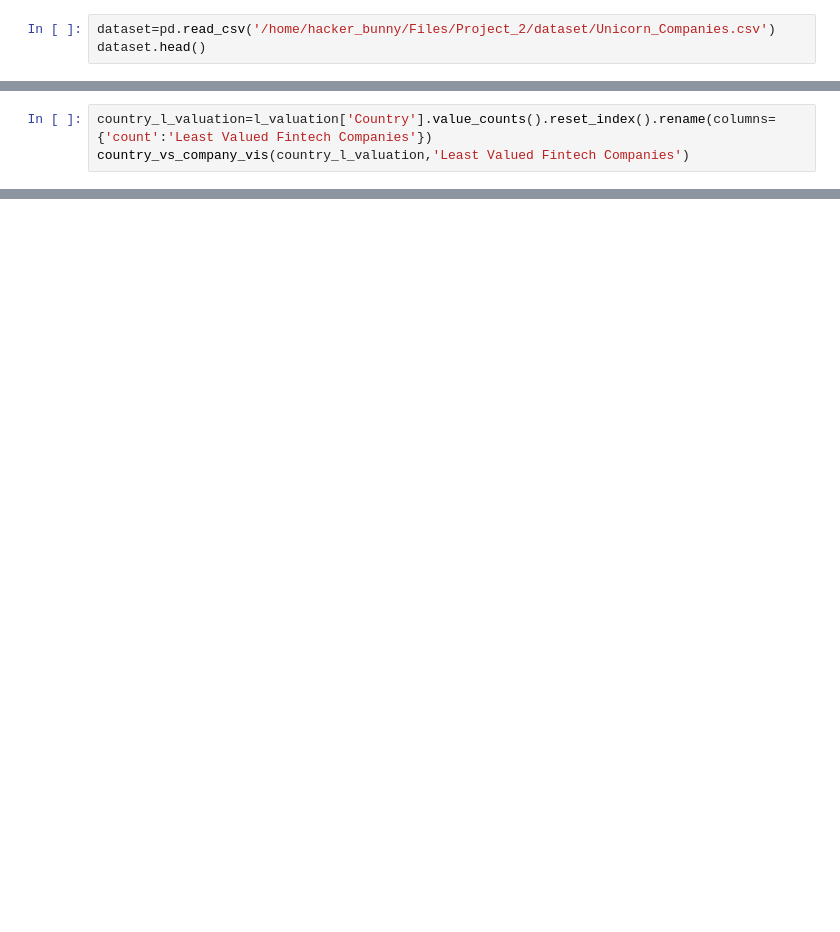
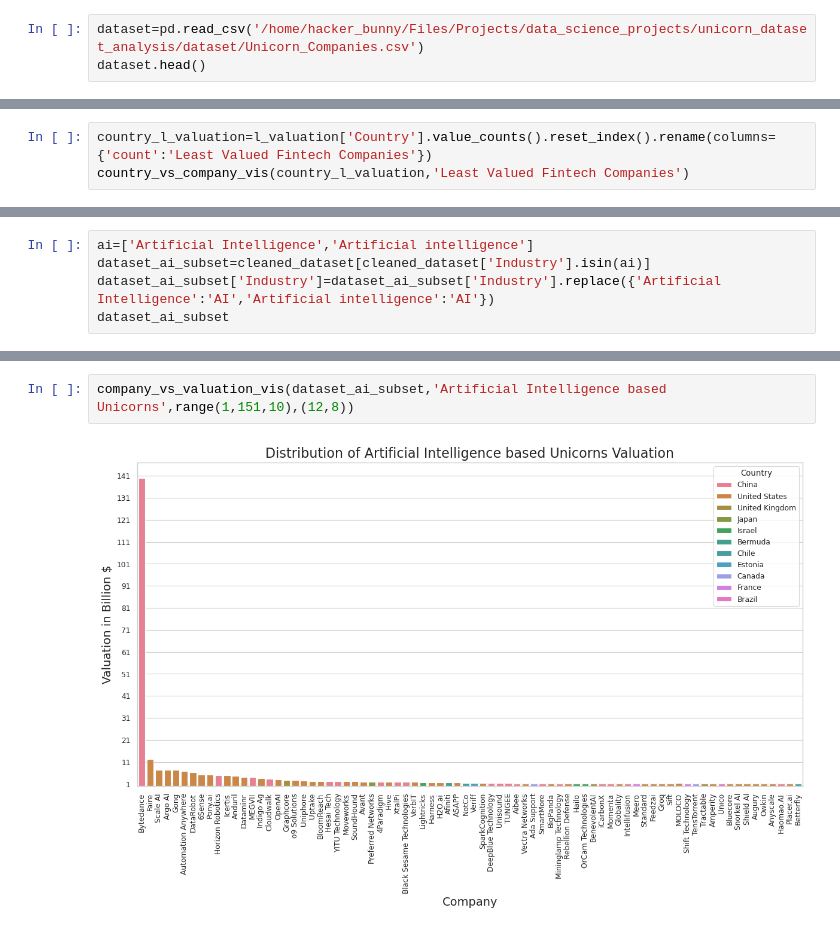
Before and after one commit to SavyaSanchi-Sharma/Projects, a Jupyter notebook: data_science_projects/unicorn_dataset_analysis/notebooks/unicorn_company_analysis.ipynb, the cells around one changed output, grey strips where cells are left out. Cells and saved outputs as stored; diff of their text form; blank space fills up the shorter version.

Commit message:
Add Analysis of AI Based Unicorns

```diff
--- a/data_science_projects/unicorn_dataset_analysis/notebooks/unicorn_company_analysis.ipynb
+++ b/data_science_projects/unicorn_dataset_analysis/notebooks/unicorn_company_analysis.ipynb
@@ -10,5 +10,5 @@ import numpy as np
 import warnings
 warnings.filterwarnings('ignore')
 # %%
-dataset=pd.read_csv('/home/hacker_bunny/Files/Project_2/dataset/Unicorn_Companies.csv')
+dataset=pd.read_csv('/home/hacker_bunny/Files/Projects/data_science_projects/unicorn_dataset_analysis/dataset/Unicorn_Companies.csv')
 dataset.head()
@@ -356,0 +139,5 @@ Name: count, dtype: int64
+# %%
+ai=['Artificial Intelligence','Artificial intelligence']
+dataset_ai_subset=cleaned_dataset[cleaned_dataset['Industry'].isin(ai)]
+dataset_ai_subset['Industry']=dataset_ai_subset['Industry'].replace({'Artificial Intelligence':'AI','Artificial intelligence':'AI'})
+dataset_ai_subset
@@ -356,0 +180,4 @@ Name: count, dtype: int64
+# %%
+company_vs_valuation_vis(dataset_ai_subset,'Artificial Intelligence based Unicorns',range(1,151,10),(12,8))
+# %% [output]
+[figure, added]
```
Also changed, not shown: parts of 35 cells of this notebook, 3 other files.
